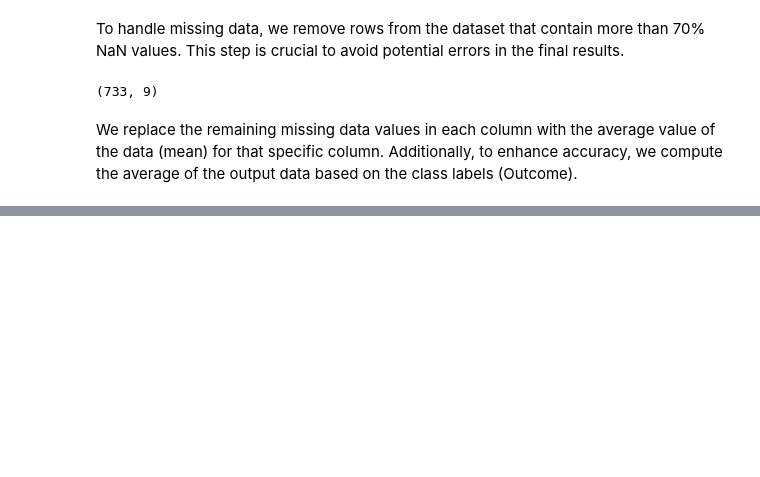
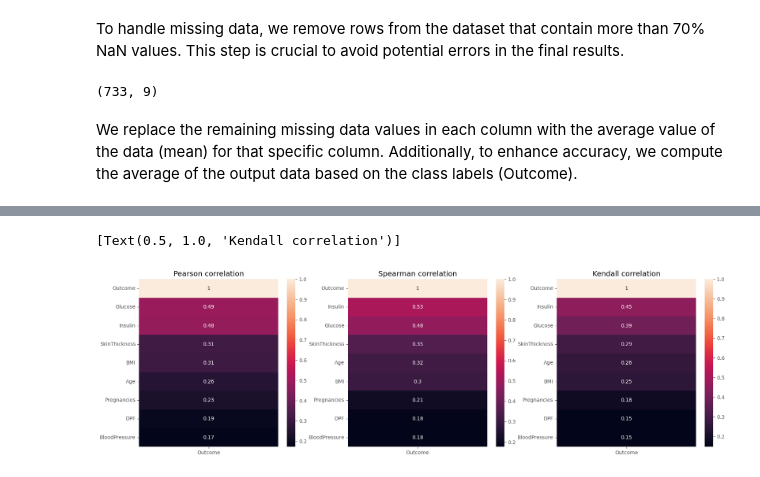
Before and after one commit to amir-9473/Hyperparameter-Tuning-of-Machine-Learning, a Jupyter notebook: notebooks/data_preprocessing.ipynb, the cells around one changed output, grey strips where cells are left out. Saved outputs shown, nothing was run; the diff lists cells and outputs as text; code cells hidden in the pictures; blank space fills up the shorter version.

```diff
--- a/notebooks/data_preprocessing.ipynb
+++ b/notebooks/data_preprocessing.ipynb
@@ -167,0 +320,14 @@ for i in data_copy.columns[data_copy.isnull().any(axis=0)]:
+# %%
+fig, ax = plt.subplots(1,3, figsize=(21, 6))
+
+corr1 = data_copy.corr('pearson')[['Outcome']].sort_values(by='Outcome', ascending=False)
+corr2 = data_copy.corr('spearman')[['Outcome']].sort_values(by='Outcome', ascending=False)
+corr3 = data_copy.corr('kendall')[['Outcome']].sort_values(by='Outcome', ascending=False)
+
+
+sns.heatmap(corr1, ax=ax[0], annot=True).set(title='Pearson correlation')
+sns.heatmap(corr2, ax=ax[1], annot=True).set(title='Spearman correlation')
+sns.heatmap(corr3, ax=ax[2], annot=True).set(title='Kendall correlation')
+# %% [output]
+[Text(0.5, 1.0, 'Kendall correlation')]
+[figure, added]
```
Also changed, not shown: parts of 18 cells of this notebook, 1 other file.
